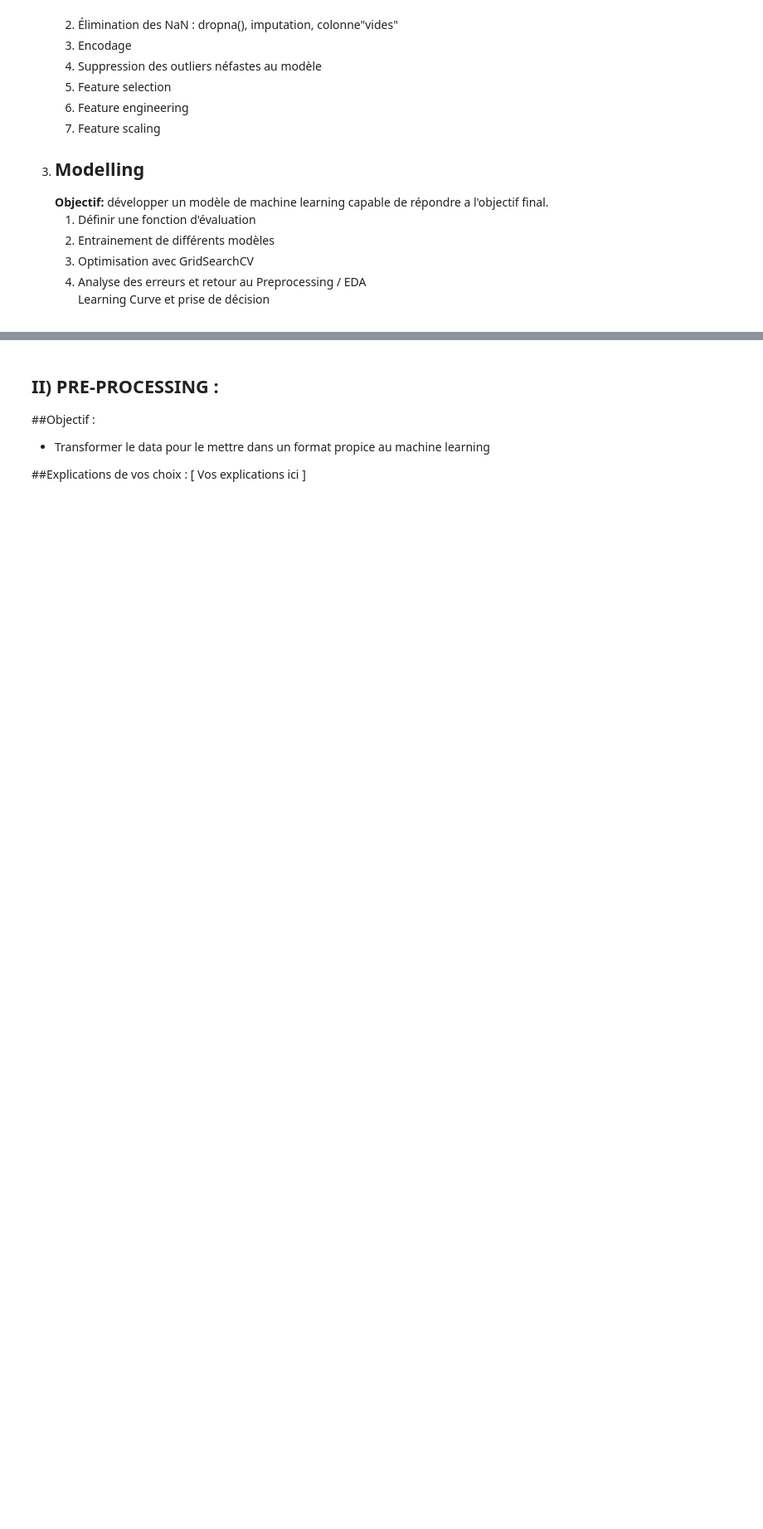
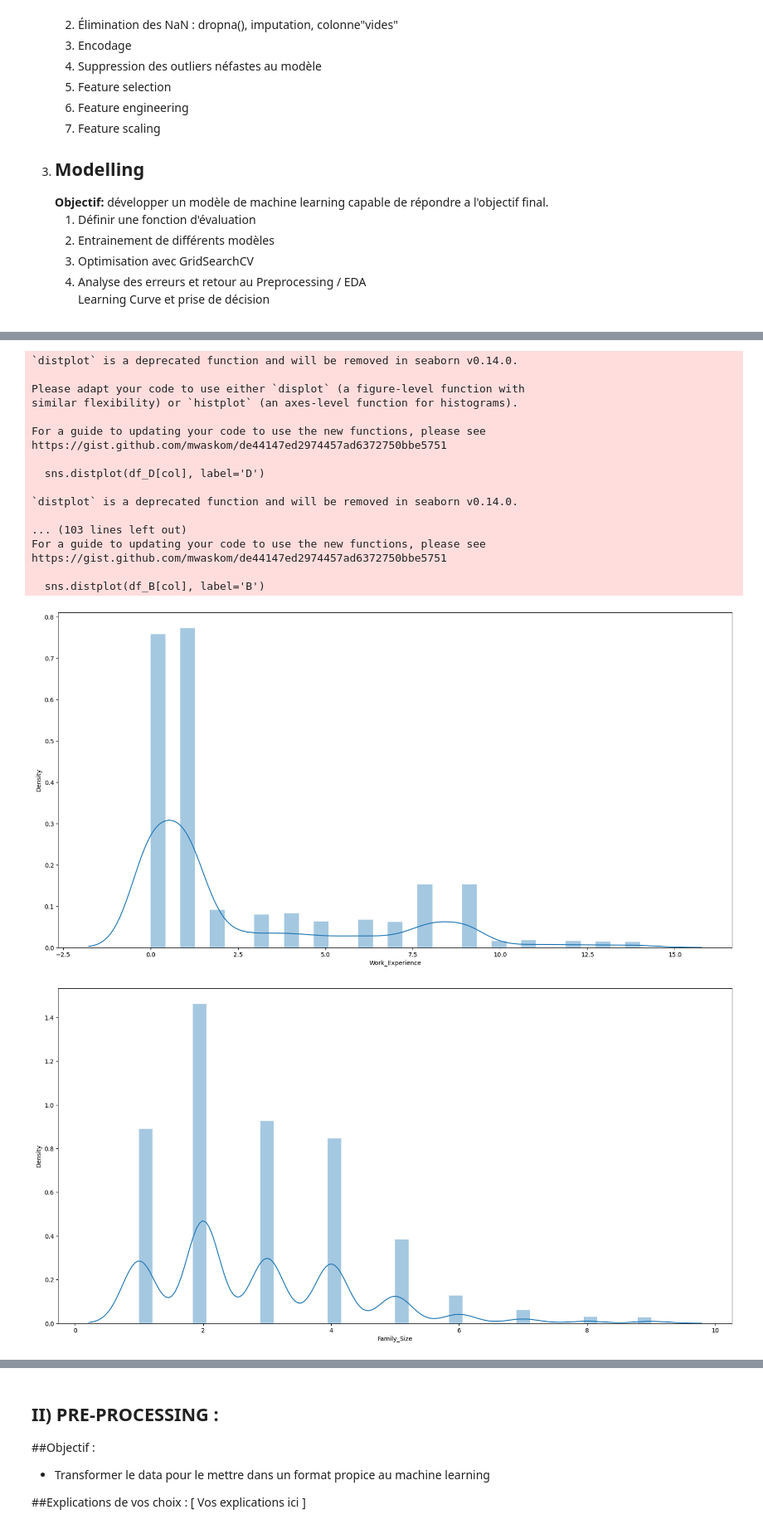
Before and after one commit to robin-salle-vinci/projet_IA, a Jupyter notebook: BIN3100_Projet_Data_Science.ipynb, the cells around one changed output, grey strips where cells are left out. Shown at 83% size. Cells and saved outputs as stored; diff of their text form; code cells hidden in the pictures; blank space fills up the shorter version.

```diff
--- a/BIN3100_Projet_Data_Science.ipynb
+++ b/BIN3100_Projet_Data_Science.ipynb
@@ -143,0 +172,41 @@ import seaborn as sns
+# %%
+#Votre code pour l'analyse de Fond
+
+df['Segmentation'].value_counts(normalize=True) # Visualisation du target
+
+# Signification des variables quantitatives
+for col in df.select_dtypes('float'): # ou int
+  plt.figure(figsize=(20,10))
+  sns.distplot(df[col])
+
+# Signification des variables qualitatives
+for col in df.select_dtypes('object'):
+  print(col, df[col].unique())
+  plt.figure(figsize=(20,10))
+  sns.countplot(df[col])
+
+# Relation Variables / Target
+
+# Création des sous-ensembles
+df_D = df[df['Segmentation'] == 'D']
+df_A = df[df['Segmentation'] == 'A']
+df_C = df[df['Segmentation'] == 'C']
+df_B = df[df['Segmentation'] == 'B']
+
+# comparaison
+for col in df.select_dtypes(include='number'):
+  plt.figure()
+  sns.distplot(df_D[col], label='D')
+  sns.distplot(df_A[col], label='A')
+  sns.distplot(df_C[col], label='C')
+  sns.distplot(df_B[col], label='B')
+  plt.legend()
+
+for col in df.select_dtypes(include='object'):
+  plt.figure()
+  sns.countplot(df_D[col], label='D')
+  sns.countplot(df_A[col], label='A')
+  sns.countplot(df_C[col], label='C')
+  sns.countplot(df_B[col], label='B')
+  plt.legend()
+# %% [output]
@@ -143,0 +240,19 @@ import seaborn as sns
+`distplot` is a deprecated function and will be removed in seaborn v0.14.0.
+
+Please adapt your code to use either `displot` (a figure-level function with
+similar flexibility) or `histplot` (an axes-level function for histograms).
+
+For a guide to updating your code to use the new functions, please see
+https://gist.github.com/mwaskom/de44147ed2974457ad6372750bbe5751
+
+  sns.distplot(df_D[col], label='D')
+
+`distplot` is a deprecated function and will be removed in seaborn v0.14.0.
+
+... (103 lines left out)
+For a guide to updating your code to use the new functions, please see
+https://gist.github.com/mwaskom/de44147ed2974457ad6372750bbe5751
+
+  sns.distplot(df_B[col], label='B')
+[figure, added]
+[figure, added]
```
Also changed, not shown: parts of 6 cells of this notebook.
